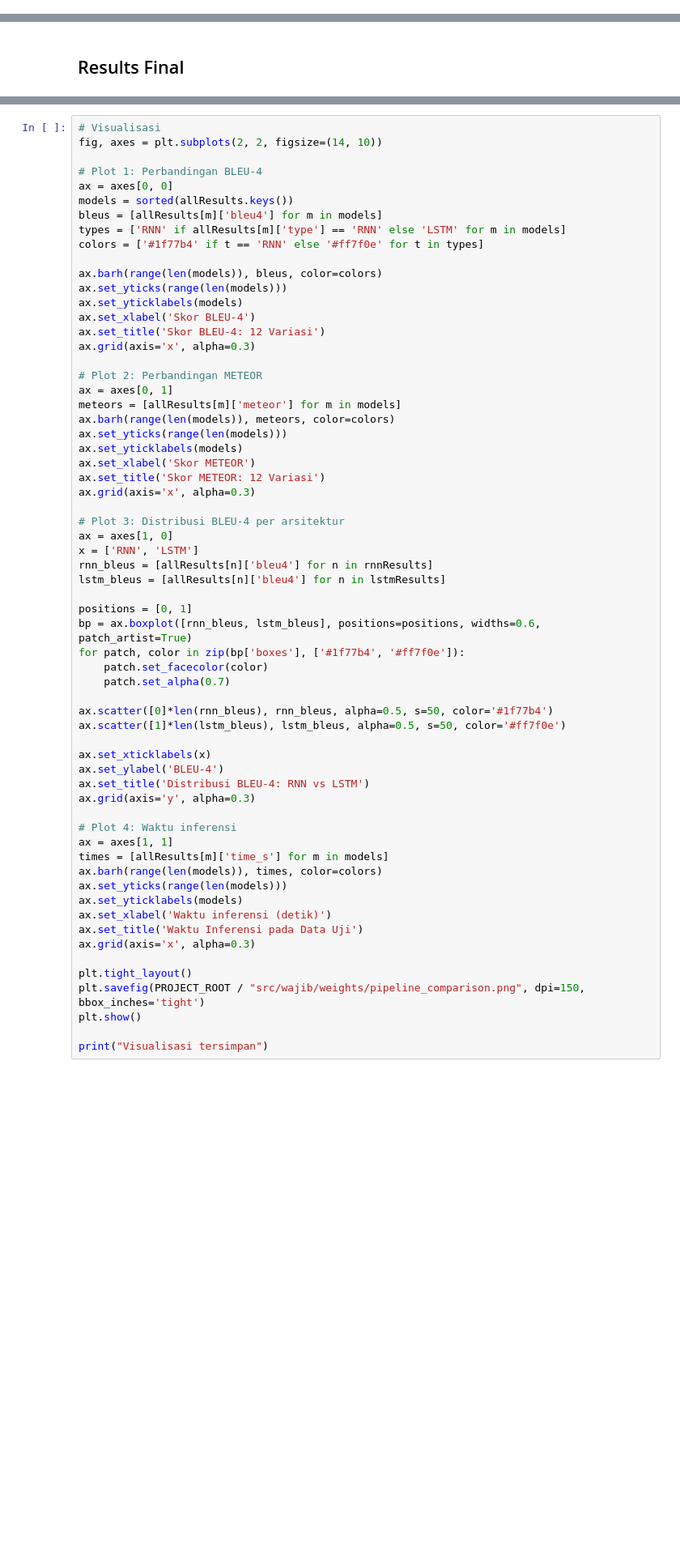
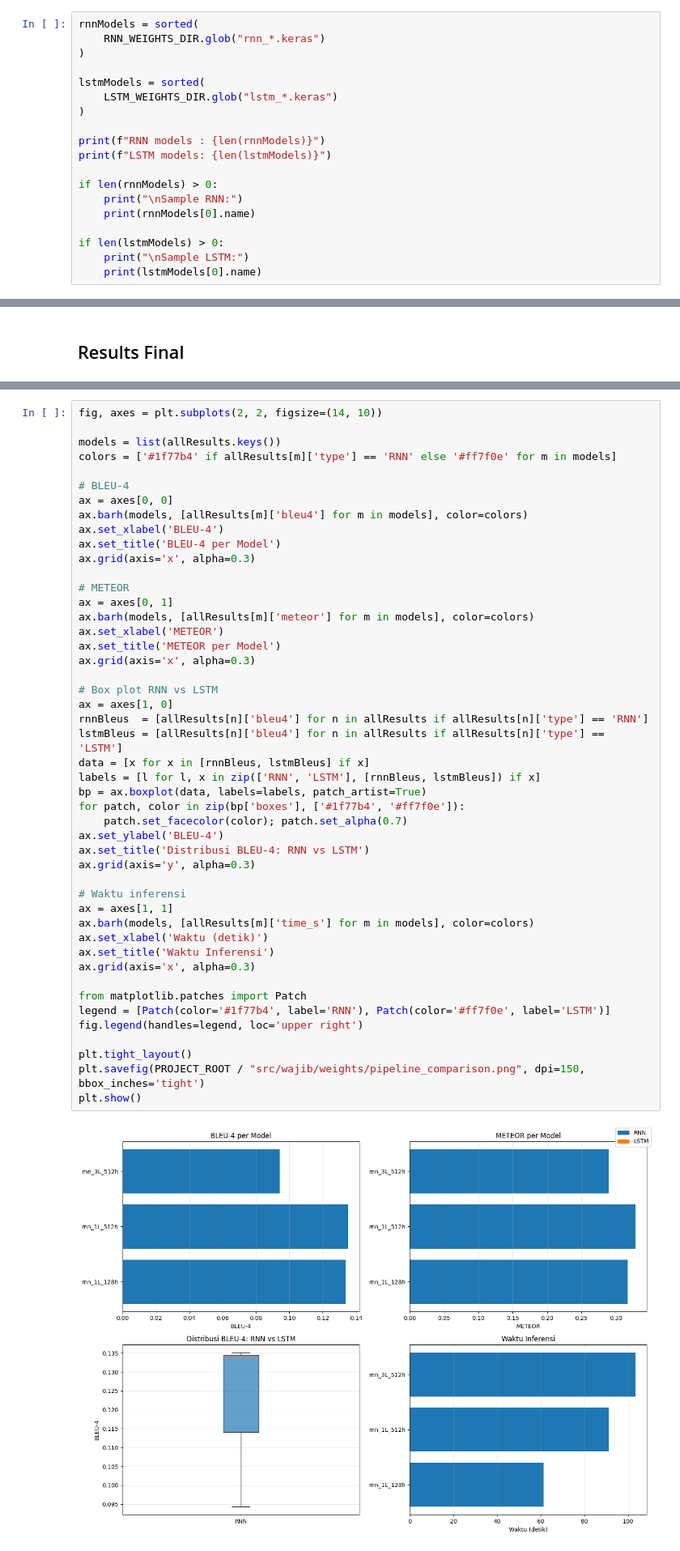
Before and after one commit to TKurr/Tejumama_Image-Captioning, a Jupyter notebook: src/notebook/5_Pipeline_Captioning.ipynb, the cells around one changed output, grey strips where cells are left out. Shown at 81% size. Cells and saved outputs as stored; diff of their text form; blank space fills up the shorter version.

```diff
--- a/src/notebook/5_Pipeline_Captioning.ipynb
+++ b/src/notebook/5_Pipeline_Captioning.ipynb
@@ -90,3 +80,22 @@ Fitur: 8091 gambar
 Caption: 8091 gambar
 Kosa kata: 4558 token
 Data uji: 1091 gambar
+# %%
+rnnModels = sorted(
+    RNN_WEIGHTS_DIR.glob("rnn_*.keras")
+)
+
+lstmModels = sorted(
+    LSTM_WEIGHTS_DIR.glob("lstm_*.keras")
+)
+
+print(f"RNN models : {len(rnnModels)}")
+print(f"LSTM models: {len(lstmModels)}")
+
+if len(rnnModels) > 0:
+    print("\nSample RNN:")
+    print(rnnModels[0].name)
+
+if len(lstmModels) > 0:
+    print("\nSample LSTM:")
+    print(lstmModels[0].name)
@@ -258,63 +307,49 @@ for modelType, modelList in allModels:
 # %%
-# Visualisasi
 fig, axes = plt.subplots(2, 2, figsize=(14, 10))
 
-# Plot 1: Perbandingan BLEU-4
+models = list(allResults.keys())
+colors = ['#1f77b4' if allResults[m]['type'] == 'RNN' else '#ff7f0e' for m in models]
+
+# BLEU-4
 ax = axes[0, 0]
-models = sorted(allResults.keys())
-bleus = [allResults[m]['bleu4'] for m in models]
-types = ['RNN' if allResults[m]['type'] == 'RNN' else 'LSTM' for m in models]
-colors = ['#1f77b4' if t == 'RNN' else '#ff7f0e' for t in types]
-
-ax.barh(range(len(models)), bleus, color=colors)
-ax.set_yticks(range(len(models)))
-ax.set_yticklabels(models)
-ax.set_xlabel('Skor BLEU-4')
-ax.set_title('Skor BLEU-4: 12 Variasi')
+ax.barh(models, [allResults[m]['bleu4'] for m in models], color=colors)
+ax.set_xlabel('BLEU-4')
+ax.set_title('BLEU-4 per Model')
 ax.grid(axis='x', alpha=0.3)
 
-# Plot 2: Perbandingan METEOR
+# METEOR
 ax = axes[0, 1]
-meteors = [allResults[m]['meteor'] for m in models]
-ax.barh(range(len(models)), meteors, color=colors)
-ax.set_yticks(range(len(models)))
-ax.set_yticklabels(models)
-ax.set_xlabel('Skor METEOR')
-ax.set_title('Skor METEOR: 12 Variasi')
+ax.barh(models, [allResults[m]['meteor'] for m in models], color=colors)
+ax.set_xlabel('METEOR')
+ax.set_title('METEOR per Model')
 ax.grid(axis='x', alpha=0.3)
 
-# Plot 3: Distribusi BLEU-4 per arsitektur
+# Box plot RNN vs LSTM
 ax = axes[1, 0]
-x = ['RNN', 'LSTM']
-rnn_bleus = [allResults[n]['bleu4'] for n in rnnResults]
-lstm_bleus = [allResults[n]['bleu4'] for n in lstmResults]
-
-positions = [0, 1]
-bp = ax.boxplot([rnn_bleus, lstm_bleus], positions=positions, widths=0.6, patch_artist=True)
+rnnBleus  = [allResults[n]['bleu4'] for n in allResults if allResults[n]['type'] == 'RNN']
+lstmBleus = [allResults[n]['bleu4'] for n in allResults if allResults[n]['type'] == 'LSTM']
+data = [x for x in [rnnBleus, lstmBleus] if x]
+labels = [l for l, x in zip(['RNN', 'LSTM'], [rnnBleus, lstmBleus]) if x]
+bp = ax.boxplot(data, labels=labels, patch_artist=True)
 for patch, color in zip(bp['boxes'], ['#1f77b4', '#ff7f0e']):
-    patch.set_facecolor(color)
-    patch.set_alpha(0.7)
-
-ax.scatter([0]*len(rnn_bleus), rnn_bleus, alpha=0.5, s=50, color='#1f77b4')
-ax.scatter([1]*len(lstm_bleus), lstm_bleus, alpha=0.5, s=50, color='#ff7f0e')
-
-ax.set_xticklabels(x)
+    patch.set_facecolor(color); patch.set_alpha(0.7)
 ax.set_ylabel('BLEU-4')
 ax.set_title('Distribusi BLEU-4: RNN vs LSTM')
 ax.grid(axis='y', alpha=0.3)
 
-# Plot 4: Waktu inferensi
+# Waktu inferensi
 ax = axes[1, 1]
-times = [allResults[m]['time_s'] for m in models]
-ax.barh(range(len(models)), times, color=colors)
-ax.set_yticks(range(len(models)))
-ax.set_yticklabels(models)
-ax.set_xlabel('Waktu inferensi (detik)')
-ax.set_title('Waktu Inferensi pada Data Uji')
+ax.barh(models, [allResults[m]['time_s'] for m in models], color=colors)
+ax.set_xlabel('Waktu (detik)')
+ax.set_title('Waktu Inferensi')
 ax.grid(axis='x', alpha=0.3)
+
+from matplotlib.patches import Patch
+legend = [Patch(color='#1f77b4', label='RNN'), Patch(color='#ff7f0e', label='LSTM')]
+fig.legend(handles=legend, loc='upper right')
 
 plt.tight_layout()
 plt.savefig(PROJECT_ROOT / "src/wajib/weights/pipeline_comparison.png", dpi=150, bbox_inches='tight')
 plt.show()
-
-print("Visualisasi tersimpan")
+# %% [output]
+[figure, added]
```
Also changed, not shown: parts of 15 cells of this notebook, 1 other file.
